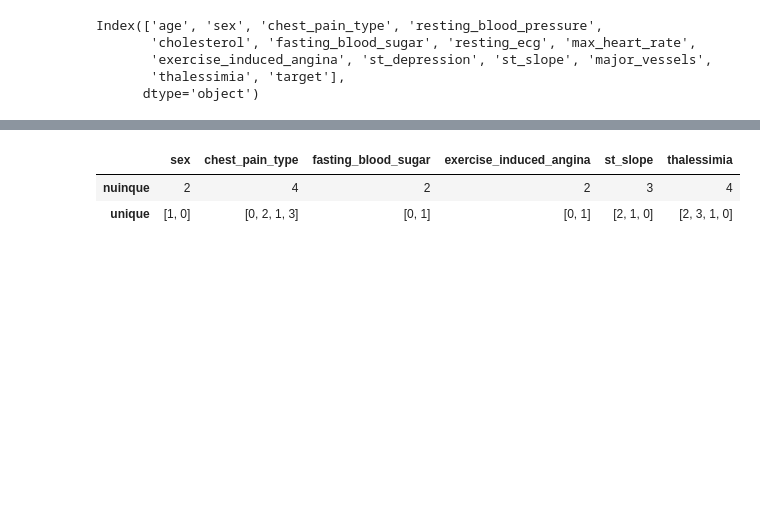
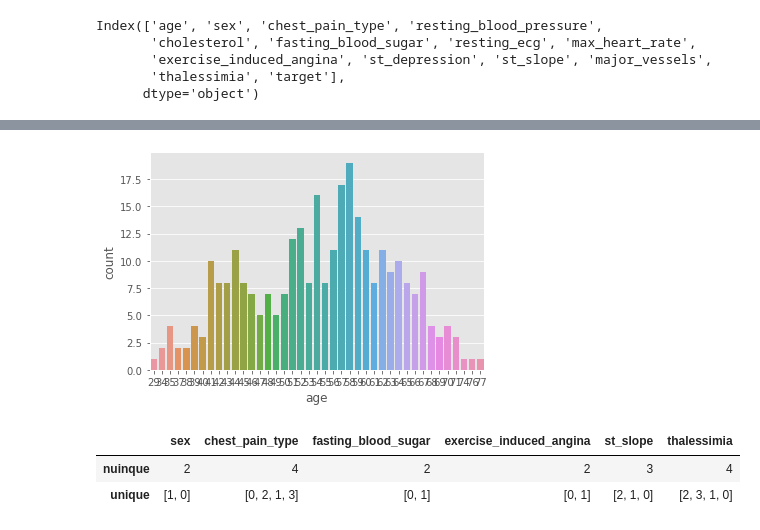
Before and after one commit to IngridChaires/FactorsHeartAttack, a Jupyter notebook: Factors for Heart Attack_LA.ipynb, the cells around one changed output, grey strips where cells are left out. Cells and saved outputs as stored; diff of their text form; code cells hidden in the pictures; blank space fills up the shorter version.

Commit message:
added count plots

```diff
--- a/Factors for Heart Attack_LA.ipynb
+++ b/Factors for Heart Attack_LA.ipynb
@@ -121,6 +121,14 @@ data.loc[ : , ~data.columns.isin(cat)].describe()
 | 50% | 55.50000 | 130.000000 | 240.500000 | 1.000000 | 152.500000 | 0.800000 | 0.000000 | ... |
 | 75% | 61.00000 | 140.000000 | 274.750000 | 1.000000 | 166.000000 | 1.600000 | 1.000000 | ... |
 | max | 77.00000 | 200.000000 | 564.000000 | 2.000000 | 202.000000 | 6.200000 | 4.000000 | ... |
+# %%
+# count plot on single categorical variable
+sns.countplot(x ='age', data = data)
+
+# Show the plot
+plt.show()
+# %% [output]
+[figure, added]
 # %%
 desc= pd.DataFrame(index = cat)
 desc['nuinque'] = data[cat].apply(lambda x : x.nunique(), axis = 0)
```
Also changed, not shown: parts of 2 cells of this notebook.
